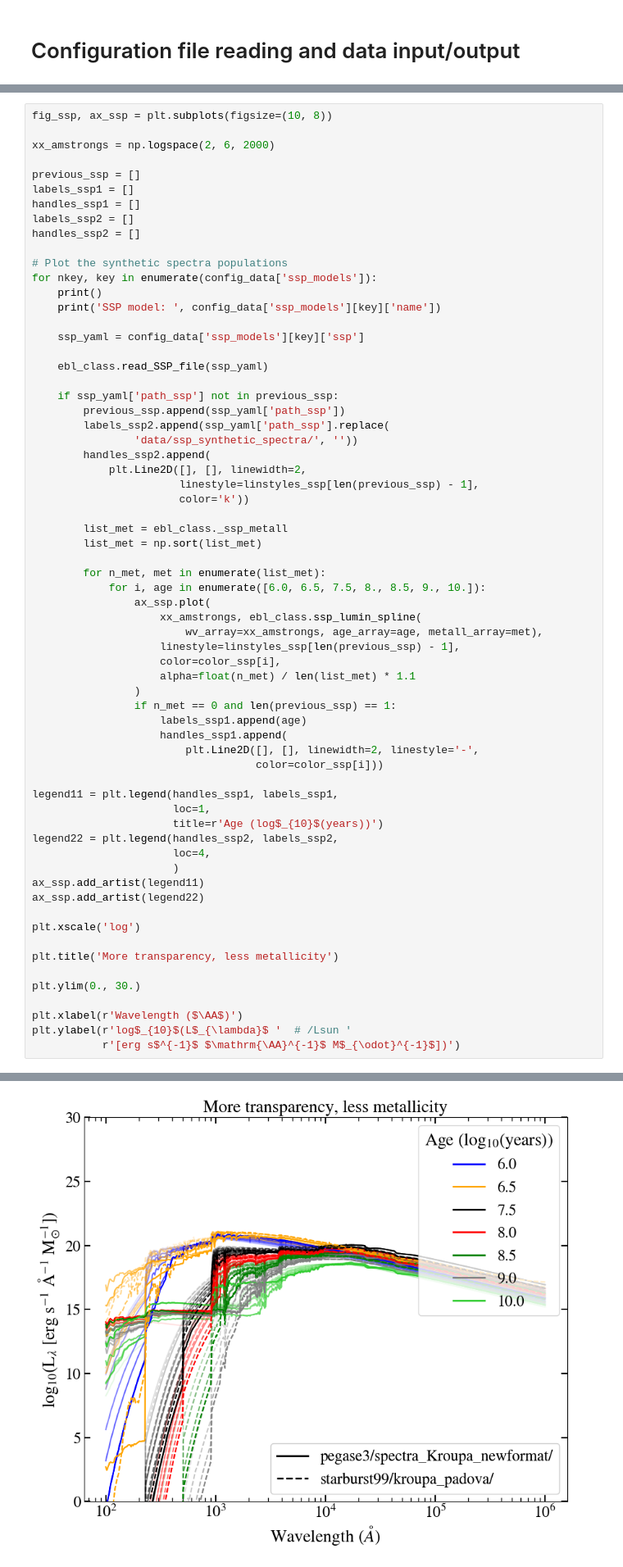
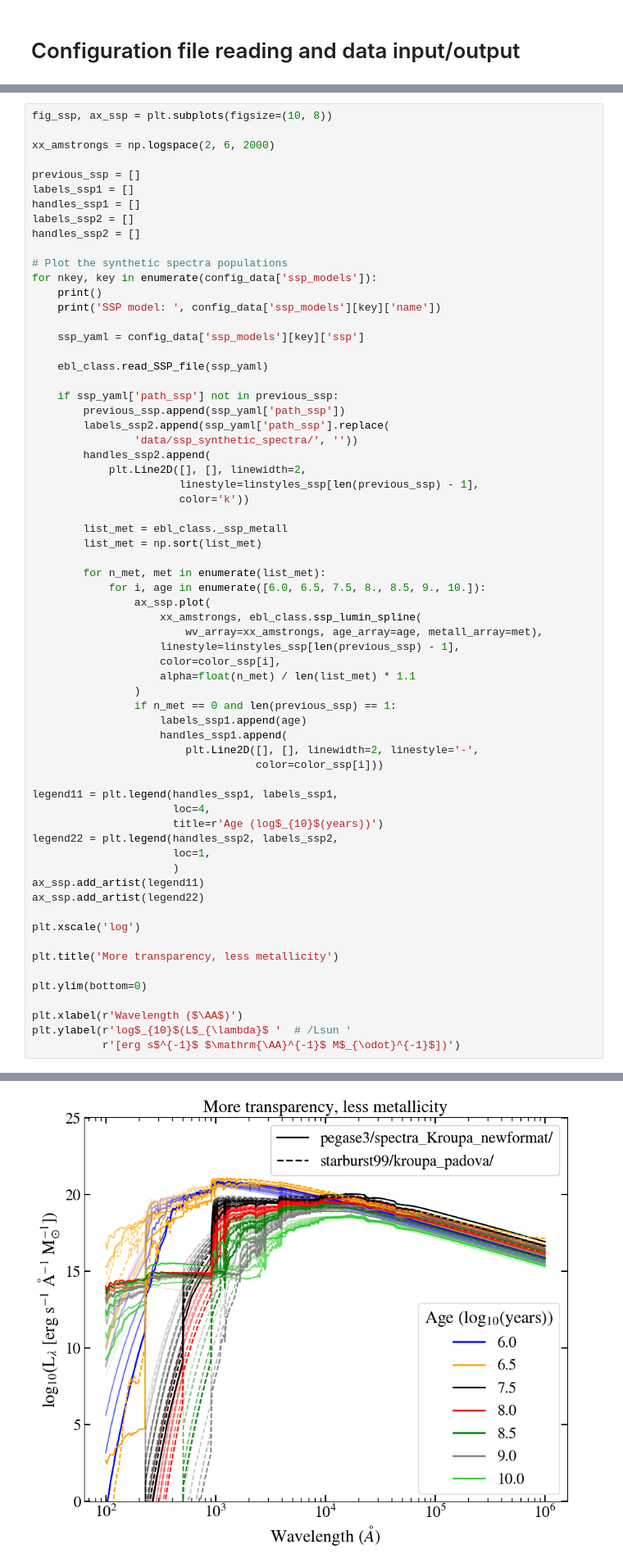
Before and after one commit to axion-alp-dm/EBL_calculation, a Jupyter notebook: notebooks/ebl_inputs.ipynb, the cells around one changed output, grey strips where cells are left out. Shown at 82% size. Saved outputs shown, nothing was run; the diff lists cells and outputs as text.

```diff
--- a/notebooks/ebl_inputs.ipynb
+++ b/notebooks/ebl_inputs.ipynb
@@ -308,10 +321,10 @@ for nkey, key in enumerate(config_data['ssp_models']):
                                    color=color_ssp[i]))
 
 legend11 = plt.legend(handles_ssp1, labels_ssp1,
-                      loc=1,
+                      loc=4,
                       title=r'Age (log$_{10}$(years))')
 legend22 = plt.legend(handles_ssp2, labels_ssp2,
-                      loc=4,
+                      loc=1,
                       )
 ax_ssp.add_artist(legend11)
 ax_ssp.add_artist(legend22)
@@ -320,7 +333,7 @@ plt.xscale('log')
 
 plt.title('More transparency, less metallicity')
 
-plt.ylim(0., 30.)
+plt.ylim(bottom=0)
 
 plt.xlabel(r'Wavelength ($\AA$)')
 plt.ylabel(r'log$_{10}$(L$_{\lambda}$ '  # /Lsun '
@@ -333,5 +346,5 @@ SSP model:  Our model
 Text(0, 0.5, 'log$_{10}$(L$_{\\lambda}$ [erg s$^{-1}$ $\\mathrm{\\AA}^{-1}$ M$_{\\odot}^{-1}$])')
-[figure, old version]
+[figure, new version]
 # %% [markdown]
 ## Dust absorption models
 We provide some analytical models of dust absorption. Some of them give a wavelength dependence, other redshift one. Usually, they are combined into single model. The list of available dependencies is:
```
Also changed, not shown: parts of 18 cells of this notebook, 6 other files.
